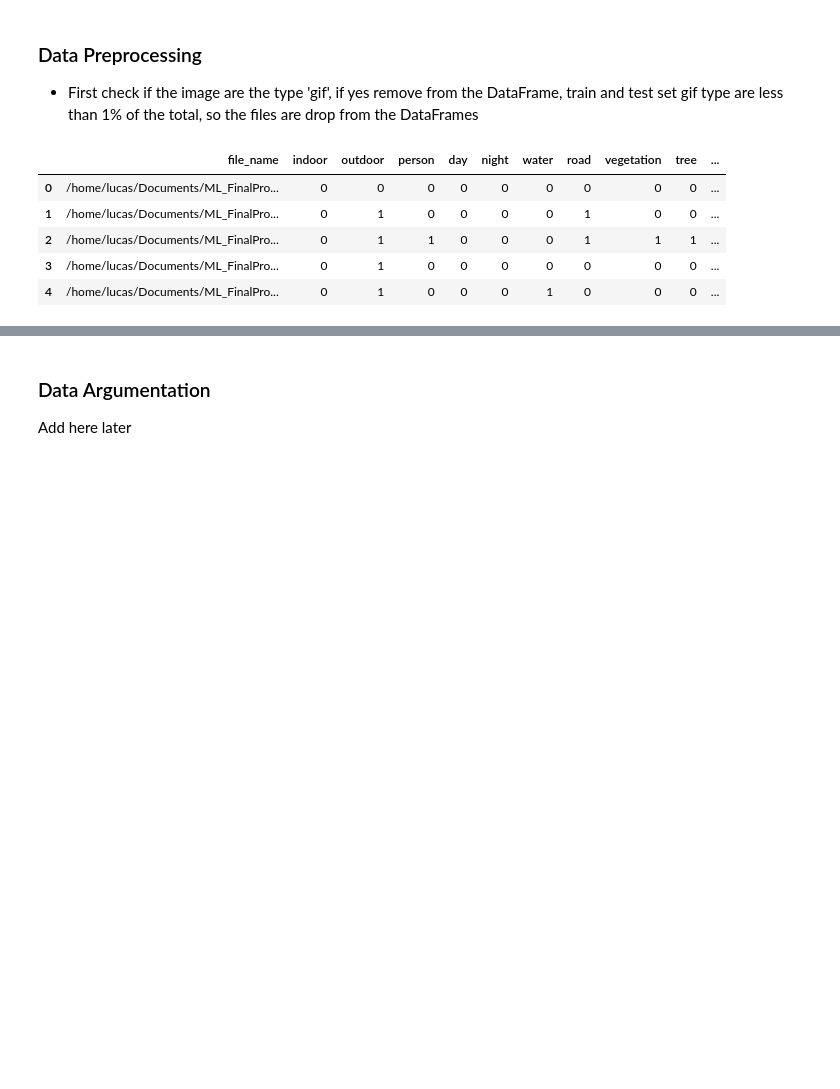
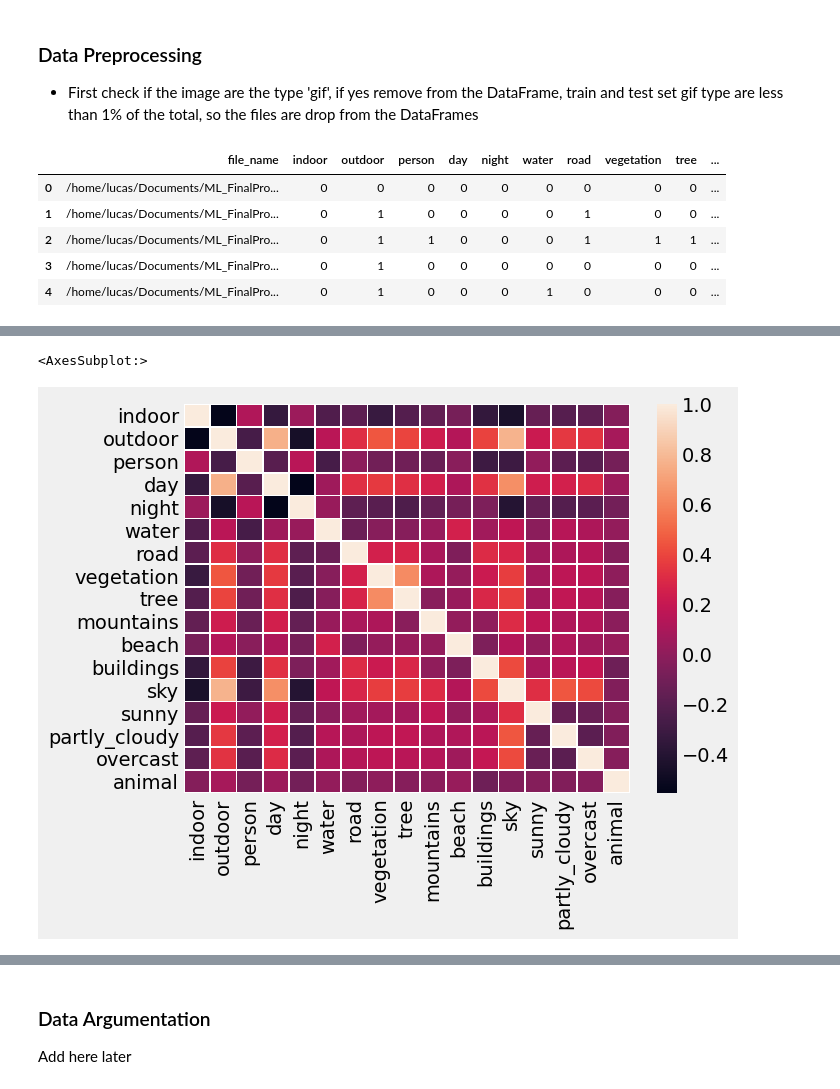
Before and after one commit to lsromao/MachineLearningProject, a Jupyter notebook: ML Final Project.ipynb, the cells around one changed output, grey strips where cells are left out. Cells and saved outputs as stored; diff of their text form; code cells hidden in the pictures; blank space fills up the shorter version.

```diff
--- a/ML Final Project.ipynb
+++ b/ML Final Project.ipynb
@@ -102,11 +113,7 @@ train_df = filter_images(train_df)
 # %%
-dict_file = {}
-idx = 0
-for i in train_df['file_name']:
-    dict_file[idx] = i
-    train_df.loc[idx,'file_name'] = idx
-    idx += 1
+# dict_file = {}
+# idx = 0
+# for i in train_df['file_name']:
+#     dict_file[idx] = i
+#     train_df.loc[idx,'file_name'] = idx
+#     idx += 1
-# %%
-#train_df['file_name'].replace(dict_file, inplace=True)
-train_df['colum2'] = train_df['file_name']
-train_df
@@ -126,0 +124,6 @@ train_df
+# %%
+corr = train_df.corr()
+sns.heatmap(corr, linewidths=.5)
+# %% [output]
+<AxesSubplot:>
+[figure, added]
```
Also changed, not shown: parts of 55 cells of this notebook.
